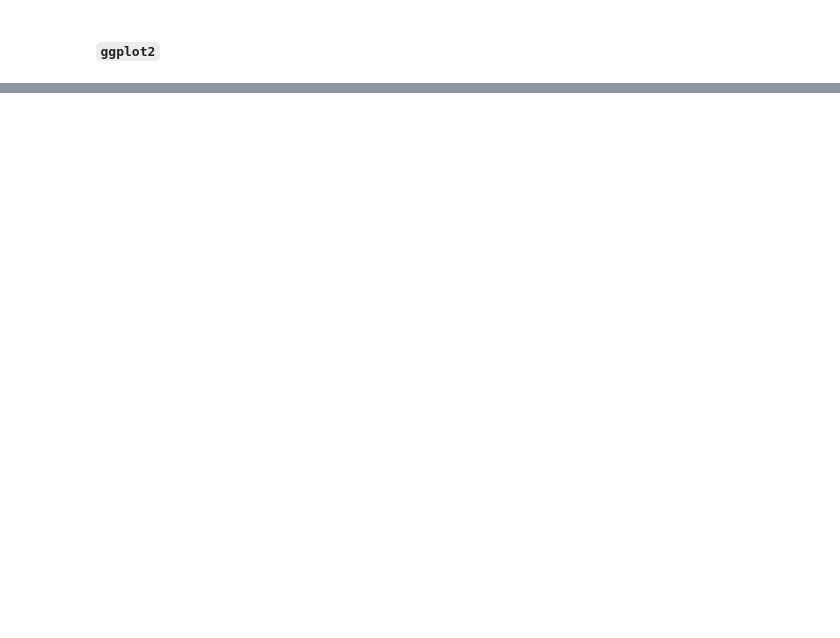
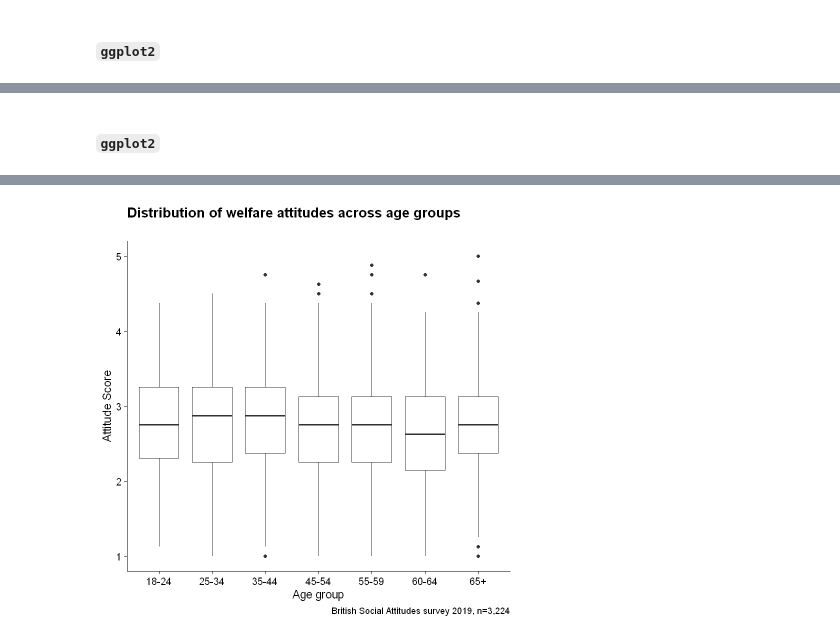
Before and after one commit to DiarmuidM/data-analysis-for-the-social-sciences-2023, a Jupyter notebook: lessons/dass-week-12-publication-ready-graphs.ipynb, the cells around one changed output, grey strips where cells are left out. Saved outputs shown, nothing was run; the diff lists cells and outputs as text; code cells hidden in the pictures; blank space fills up the shorter version.

```diff
--- a/lessons/dass-week-12-publication-ready-graphs.ipynb
+++ b/lessons/dass-week-12-publication-ready-graphs.ipynb
@@ -440,0 +267,13 @@ In Week 12, we focus on producing publication-ready graphs and bringing all our
+# %% [markdown]
+##### `ggplot2`
+# %%
+p <- ggplot(data = bsa2019[!(is.na(bsa2019$RAgeCat)),],
+       mapping = aes(x = RAgeCat, y = welfare2))
+# %%
+fig4 <- p + geom_boxplot() +
+    theme_cowplot() +
+    labs(x = "Age group", y = "Attitude Score", title = "Distribution of welfare attitudes across age groups", subtitle = "",
+         caption = "British Social Attitudes survey 2019, n=3,224") # add labels, titles, notes etc
+# %%
+fig4
+# %% [output]
@@ -440,0 +282 @@ In Week 12, we focus on producing publication-ready graphs and bringing all our
+[figure, added]
```
Also changed, not shown: parts of 103 cells of this notebook, 1 other file.
